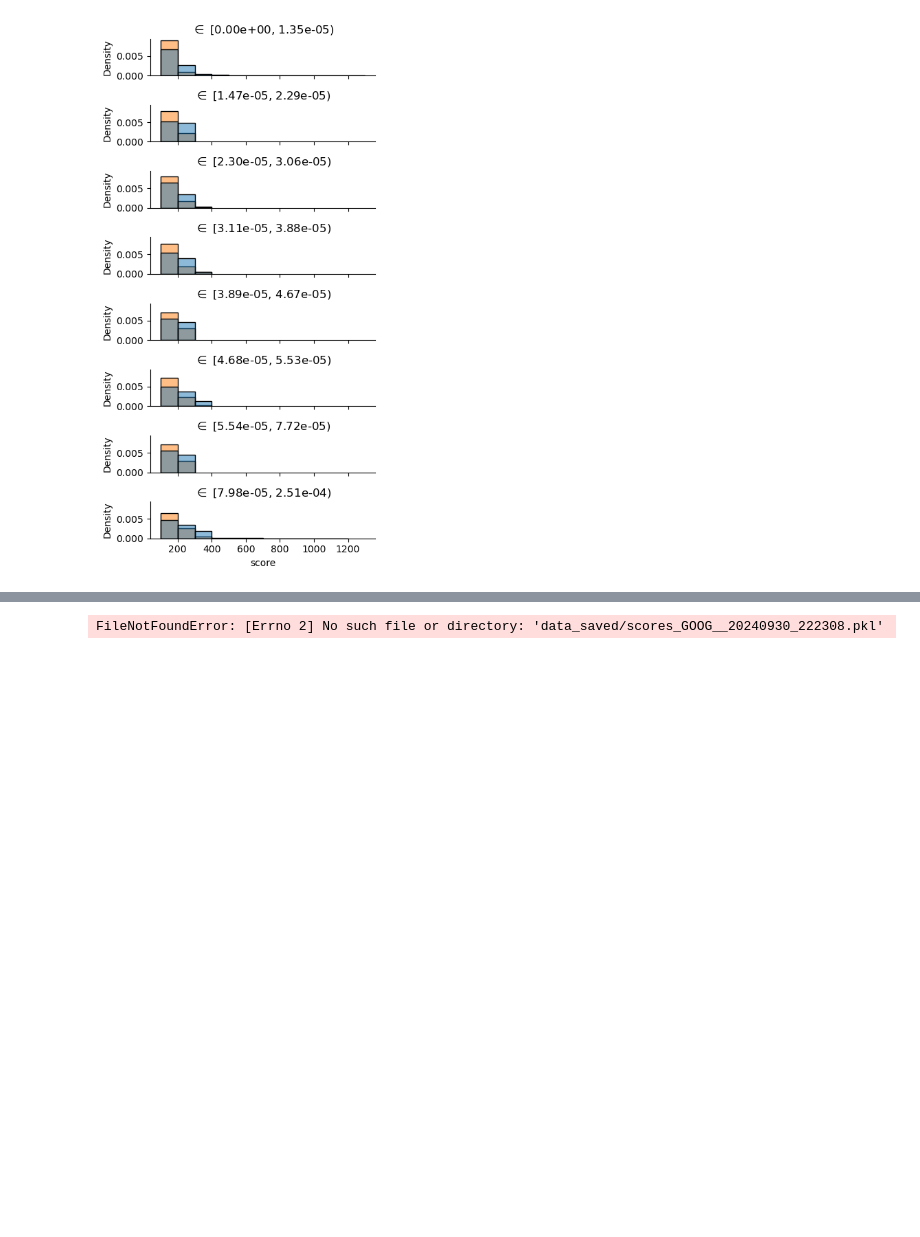
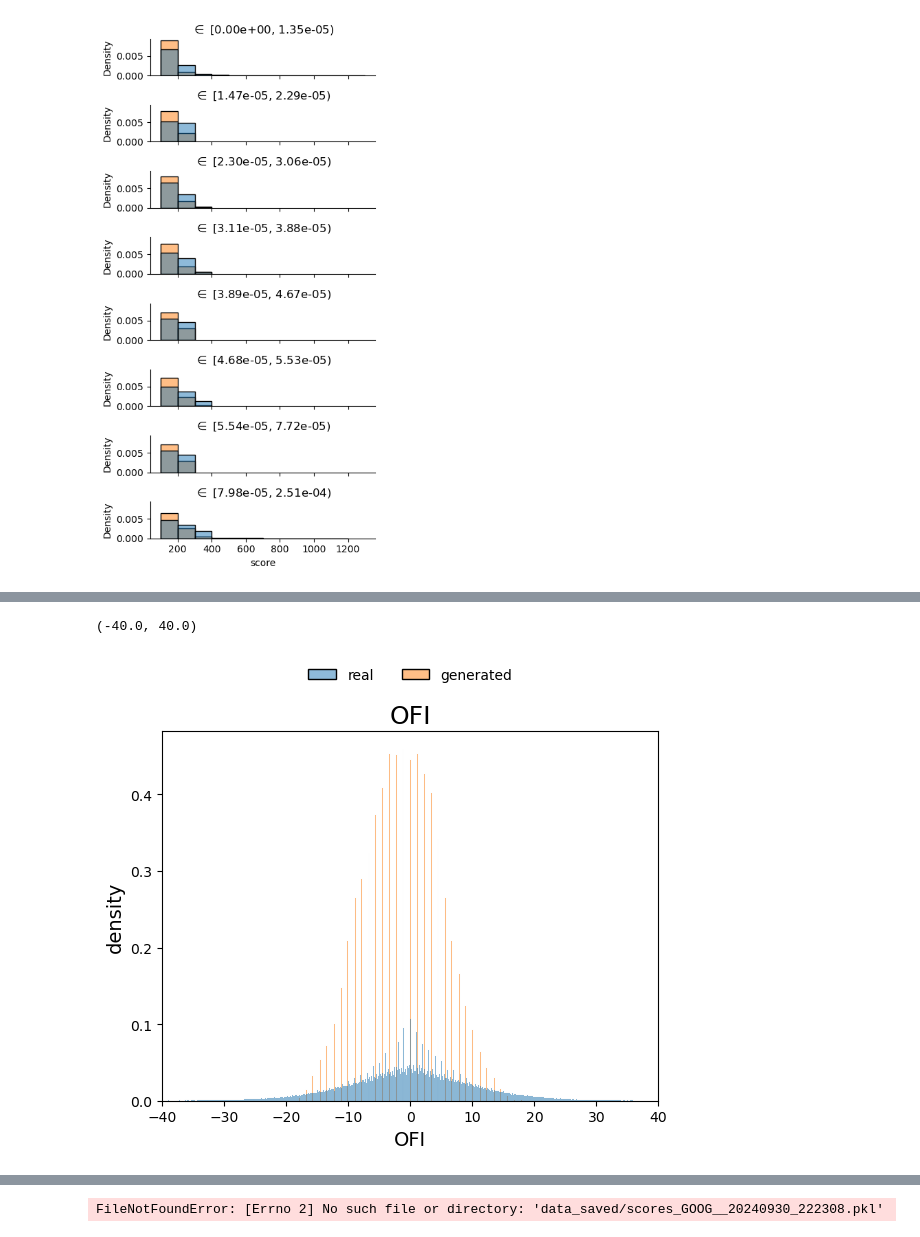
Before and after one commit to anon-ml-review/lob_bench_review, a Jupyter notebook: benchmark.ipynb, the cells around one changed output, grey strips where cells are left out. Saved outputs shown, nothing was run; the diff lists cells and outputs as text; code cells hidden in the pictures; blank space fills up the shorter version.

```diff
--- a/benchmark.ipynb
+++ b/benchmark.ipynb
@@ -247,0 +376,6 @@ scores_bench, score_dfs_bench, plot_fns_bench = scoring.run_benchmark(
+# %%
+plot_fns_bench["ofi"]("OFI", plt.gca())
+plt.xlim(-40, 40)
+# %% [output]
+(-40.0, 40.0)
+[figure, added]
```
Also changed, not shown: parts of 12 cells of this notebook, 8 other files.
